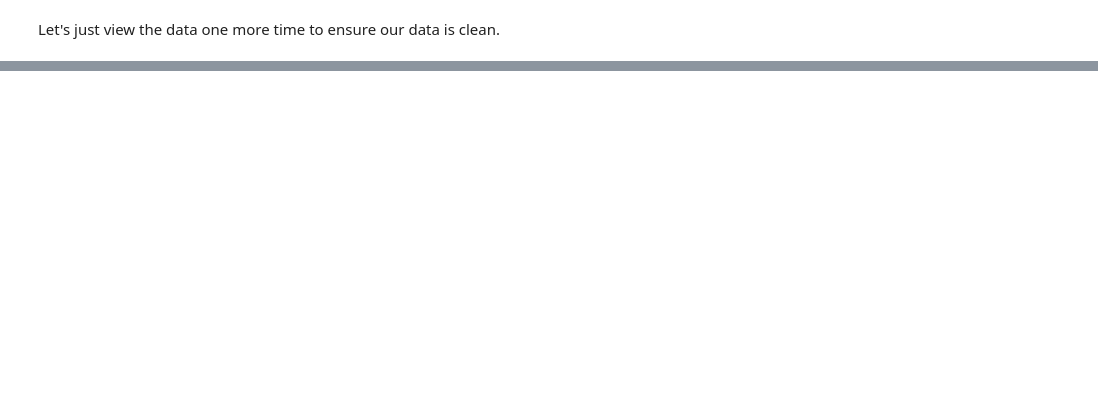
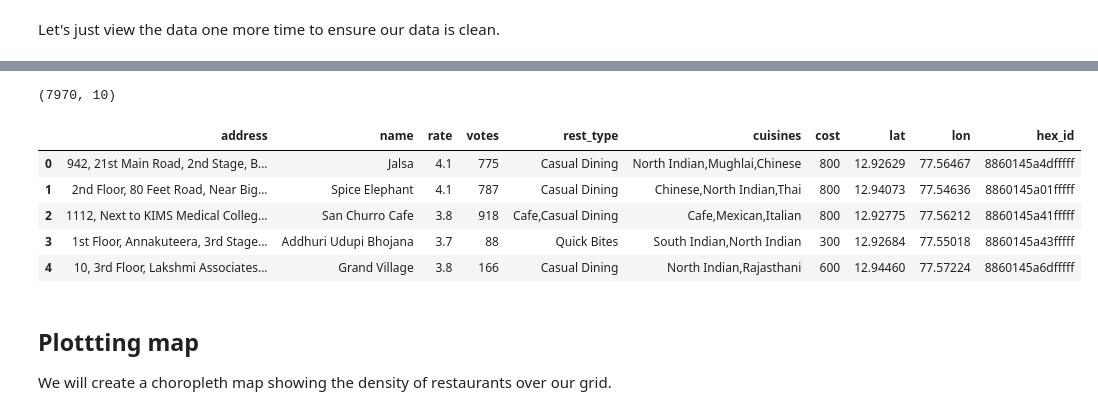
Before and after one commit to ngjoseph/Coursera_Capstone, a Jupyter notebook: notebooks/03_bangalore_zomato_data.ipynb, the cells around one changed output, grey strips where cells are left out. Drawn from its saved outputs; the diff is of its cells as text; code cells hidden in the pictures; blank space fills up the shorter version.

```diff
--- a/notebooks/03_bangalore_zomato_data.ipynb
+++ b/notebooks/03_bangalore_zomato_data.ipynb
@@ -254,0 +191,5 @@ None
+# %%
+# Get HERE API Key from environment variables
+HERE_API_KEY = os.environ.get('HERE_API_KEY')
+if not HERE_API_KEY:
+    raise Exception('Could not find environment variables HERE_API_KEY.')
@@ -254,0 +235,12 @@ None
+# %%
+# Add the geocoded info to a new dataframe and set the index correctly
+df_zomato_geocode = pd.DataFrame(locations, columns = ['index', 'lat', 'lon'])\
+    .set_index('index', drop=True)
+df_zomato_geocode.head()
+
+# Inner join with existing zomato data and reset index
+df_zomato = df_zomato.merge(df_zomato_geocode, how='inner', left_index=True, right_index = True)\
+    .reset_index(drop = True)
+
+print(df_zomato.shape)
+df_zomato.head()
@@ -254,0 +258,4 @@ None
+# %%
+# Import hexagon Geodataframe
+df_hex = gpd.read_feather('../data/bangalore_hex_data.feather')
+df_hex.head()
@@ -254,0 +269,29 @@ None
+# %%
+hex_ids = []
+
+for i, lat, lon in tqdm(df_zomato[['lat','lon']].to_records(index=True)):
+    location = shapely.geometry.Point((lon, lat))
+    for id, polygon in df_hex[['id','geometry']].to_records(index=False):
+        if polygon.contains(location):
+            hex_ids.append((i, id))
+            break
+# %%
+df_hex_id = pd.DataFrame(hex_ids, columns=['index', 'hex_id'])\
+    .set_index('index',drop = True)
+
+# Merge with original data using inner join - keep only rows with hex id
+df_zomato = df_zomato.merge(df_hex_id, how='inner', left_index=True, right_index=True)\
+    .drop_duplicates(subset=['name','lat', 'lon'])\
+    .reset_index(drop = True)
+
+# View final dataframe
+print(df_zomato.shape)
+df_zomato.head()
+# %% [output]
+(7970, 10)
+|  | address | name | rate | votes | rest_type | cuisines | cost | lat | lon | hex_id |
+| 0 | 942, 21st Main Road, 2nd Stage, B... | Jalsa | 4.1 | 775 | Casual Dining | North Indian,Mughlai,Chinese | 800 | 12.92629 | 77.56467 | 8860145a4dfffff |
+| 1 | 2nd Floor, 80 Feet Road, Near Big... | Spice Elephant | 4.1 | 787 | Casual Dining | Chinese,North Indian,Thai | 800 | 12.94073 | 77.54636 | 8860145a01fffff |
+| 2 | 1112, Next to KIMS Medical Colleg... | San Churro Cafe | 3.8 | 918 | Cafe,Casual Dining | Cafe,Mexican,Italian | 800 | 12.92775 | 77.56212 | 8860145a41fffff |
+| 3 | 1st Floor, Annakuteera, 3rd Stage... | Addhuri Udupi Bhojana | 3.7 | 88 | Quick Bites | South Indian,North Indian | 300 | 12.92684 | 77.55018 | 8860145a43fffff |
+| 4 | 10, 3rd Floor, Lakshmi Associates... | Grand Village | 3.8 | 166 | Casual Dining | North Indian,Rajasthani | 600 | 12.94460 | 77.57224 | 8860145a6dfffff |
@@ -254,0 +301,4 @@ None
+# %% [markdown]
+## Plottting map
+
+We will create a choropleth map showing the density of restaurants over our grid.
```
Also changed, not shown: parts of 28 cells of this notebook, 3 other files.
